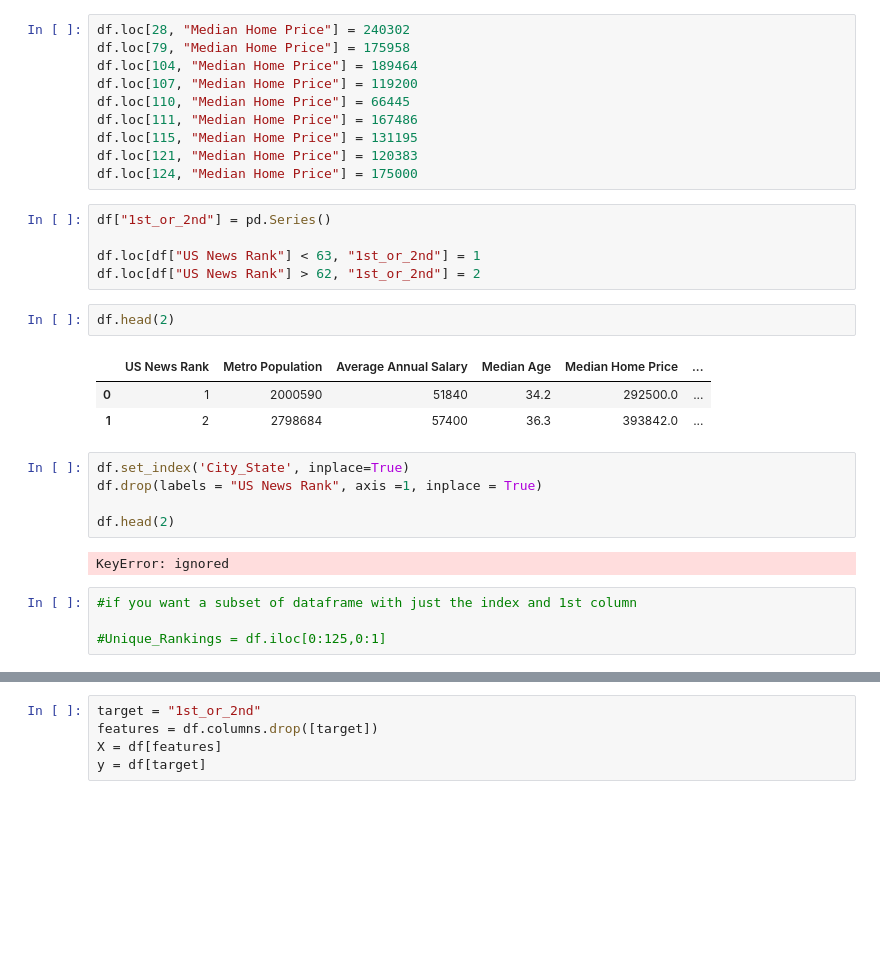
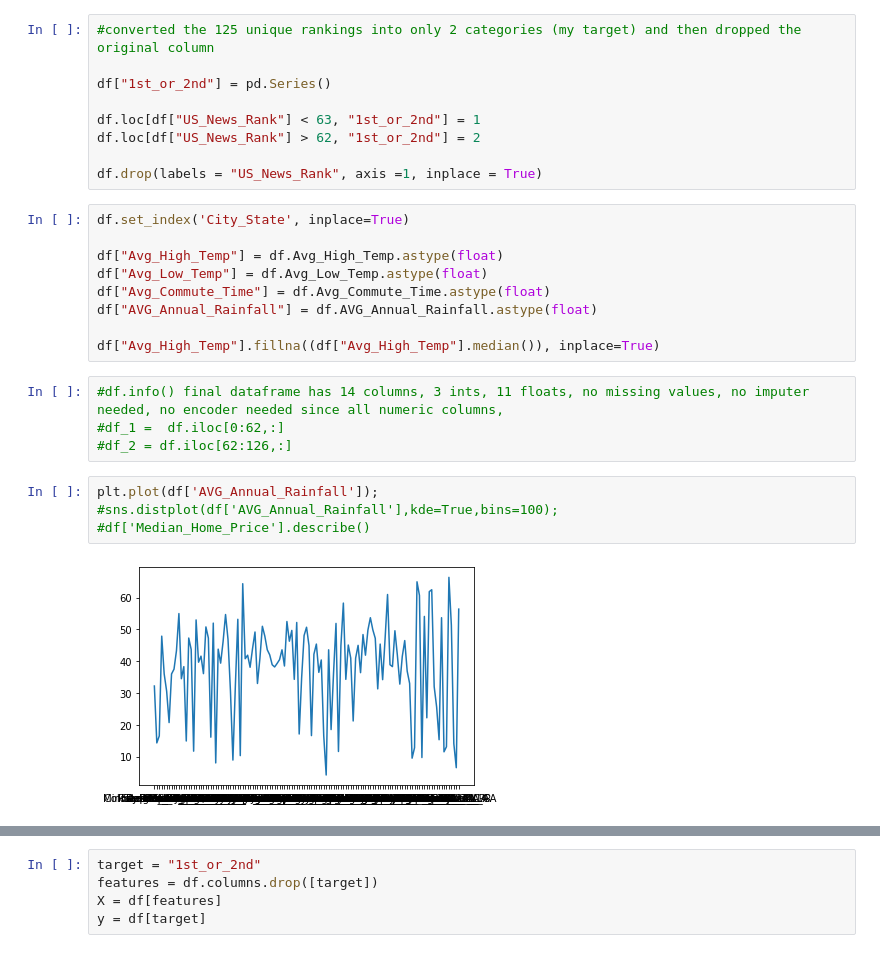
Before and after one commit to ifolo-nwulu/DS-Assignment-Submission-Practice-Repository, a Jupyter notebook: BuildWeekProject.ipynb, the cells around one changed output, grey strips where cells are left out. Cells and saved outputs as stored; diff of their text form; blank space fills up the shorter version.

```diff
--- a/BuildWeekProject.ipynb
+++ b/BuildWeekProject.ipynb
@@ -221,32 +144,28 @@ df.loc[121, "AVG Annual Rainfall"] = 51.3
-# %%
-df.loc[28, "Median Home Price"] = 240302
-df.loc[79, "Median Home Price"] = 175958
-df.loc[104, "Median Home Price"] = 189464
-df.loc[107, "Median Home Price"] = 119200
-df.loc[110, "Median Home Price"] = 66445
-df.loc[111, "Median Home Price"] = 167486
-df.loc[115, "Median Home Price"] = 131195
-df.loc[121, "Median Home Price"] = 120383
-df.loc[124, "Median Home Price"] = 175000
 # %%
+#converted the 125 unique rankings into only 2 categories (my target) and then dropped the original column
+
 df["1st_or_2nd"] = pd.Series()
 
-df.loc[df["US News Rank"] < 63, "1st_or_2nd"] = 1
-df.loc[df["US News Rank"] > 62, "1st_or_2nd"] = 2
+df.loc[df["US_News_Rank"] < 63, "1st_or_2nd"] = 1
+df.loc[df["US_News_Rank"] > 62, "1st_or_2nd"] = 2
+
+df.drop(labels = "US_News_Rank", axis =1, inplace = True)
-# %%
-df.head(2)
-# %% [output]
-|  | US News Rank | Metro Population | Average Annual Salary | Median Age | Median Home Price | ... |
-| 0 | 1 | 2000590 | 51840 | 34.2 | 292500.0 | ... |
-| 1 | 2 | 2798684 | 57400 | 36.3 | 393842.0 | ... |
-# %%
-df.set_index('City_State', inplace=True)
-df.drop(labels = "US News Rank", axis =1, inplace = True)
-
-df.head(2)
-# %% [output]
-KeyError: ignored
-# %%
-#if you want a subset of dataframe with just the index and 1st column
-
-#Unique_Rankings = df.iloc[0:125,0:1]
+# %%
+df.set_index('City_State', inplace=True)
+
+df["Avg_High_Temp"] = df.Avg_High_Temp.astype(float)
+df["Avg_Low_Temp"] = df.Avg_Low_Temp.astype(float)
+df["Avg_Commute_Time"] = df.Avg_Commute_Time.astype(float)
+df["AVG_Annual_Rainfall"] = df.AVG_Annual_Rainfall.astype(float)
+
+df["Avg_High_Temp"].fillna((df["Avg_High_Temp"].median()), inplace=True)
+# %%
+#df.info() final dataframe has 14 columns, 3 ints, 11 floats, no missing values, no imputer needed, no encoder needed since all numeric columns,
+#df_1 =  df.iloc[0:62,:]
+#df_2 = df.iloc[62:126,:]
+# %%
+plt.plot(df['AVG_Annual_Rainfall']);
+#sns.distplot(df['AVG_Annual_Rainfall'],kde=True,bins=100);
+#df['Median_Home_Price'].describe()
+# %% [output]
+[figure, added]
```
Also changed, not shown: parts of 40 cells of this notebook.
